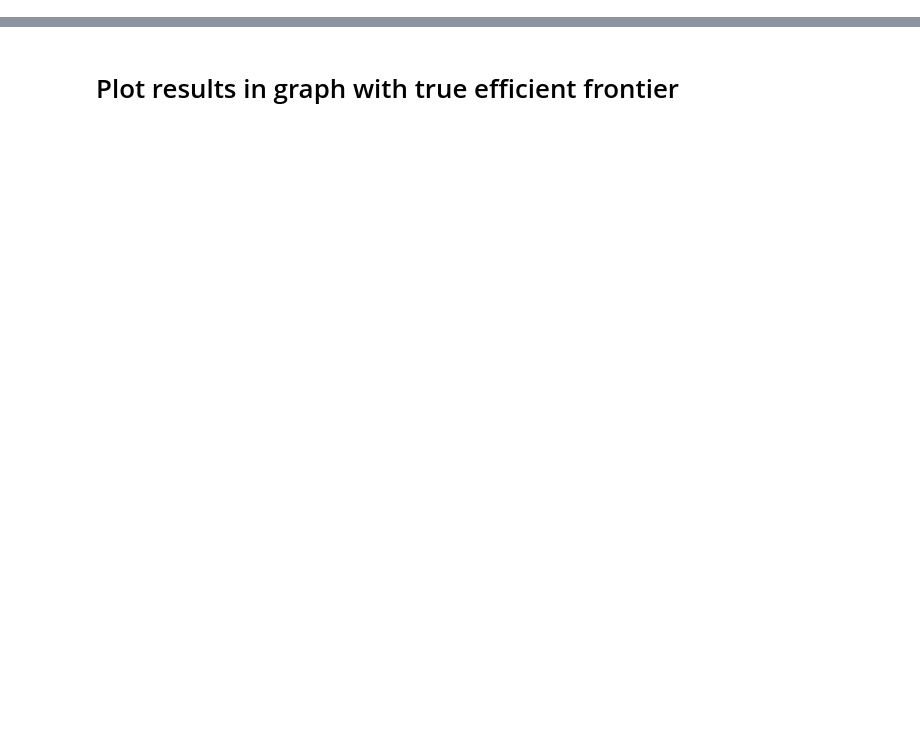
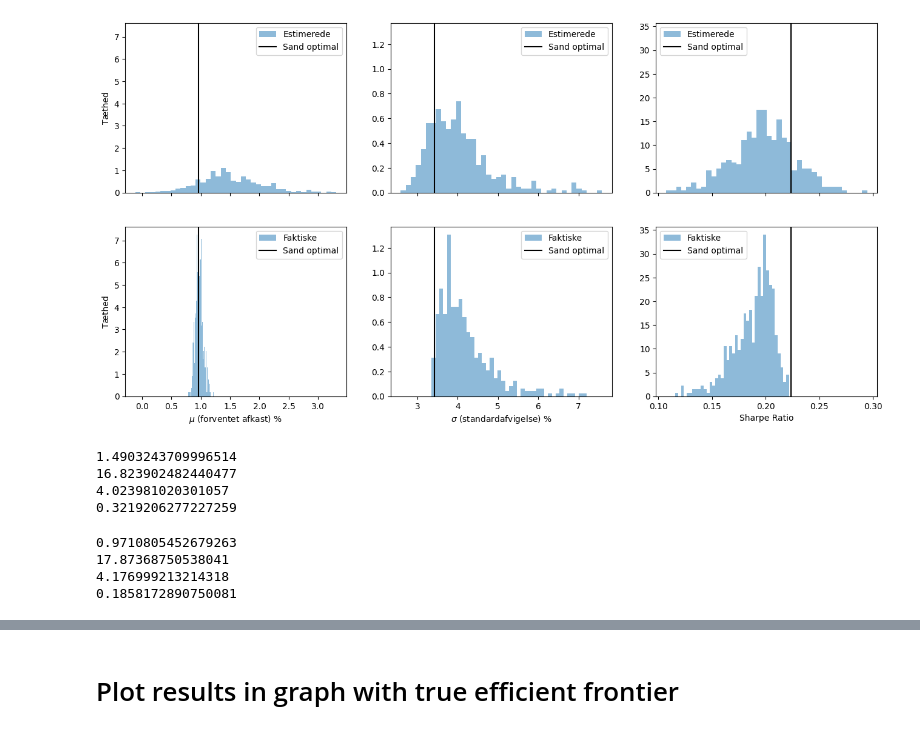
Before and after one commit to MNPW9/masters_thesis, a Jupyter notebook: mean_variance_simulation.ipynb, the cells around one changed output, grey strips where cells are left out. Drawn from its saved outputs; the diff is of its cells as text; code cells hidden in the pictures; blank space fills up the shorter version.

```diff
--- a/mean_variance_simulation.ipynb
+++ b/mean_variance_simulation.ipynb
@@ -417,0 +225,80 @@ SR_m = 0.2236221402341458
+# %%
+# plot histogram of estimated and actual expected return and std. for simulated portfolios + true optimal
+
+# LAV OGSÅ EN MED SHARPE RATIO FOR ALLE SIMULATIONER ESTIMERET OG FAKTISK (faktisk bør alle være under den sande) sammen med den sande
+
+fig, ax = plt.subplots(2,3,figsize=(16,8), sharex='col', sharey='col')
+
+# expected return
+ax[0,0].hist(mu_sim_est, alpha=0.5,
+        label="Estimerede", bins=40, density=True)
+ax[0,0].axvline(mu_m, ymin=0, ymax=1, color="black", label='Sand optimal')
+ax[0,0].legend()
+ax[1,0].hist(mu_sim, alpha=0.5,
+        label="Faktiske", bins=40, density=True)
+ax[1,0].axvline(mu_m, ymin=0, ymax=1, color="black", label='Sand optimal')
+ax[1,0].legend()
+
+# std.
+ax[0,1].hist(std_sim_est, alpha=0.5,
+        label="Estimerede", bins=40, density=True)
+ax[0,1].axvline(std_m, ymin=0, ymax=1, color="black", label='Sand optimal')
+ax[0,1].legend()
+ax[1,1].hist(std_sim, alpha=0.5,
+        label="Faktiske", bins=40, density=True)
+ax[1,1].axvline(std_m, ymin=0, ymax=1, color="black", label='Sand optimal')
+ax[1,1].legend()
+
+# Sharpe Ratio
+ax[0,2].hist((np.array(mu_sim) - rf) / std_sim_est, alpha=0.5,
+        label="Estimerede", bins=40, density=True)
+ax[0,2].axvline(sr_m, ymin=0, ymax=1, color="black", label='Sand optimal')
+ax[0,2].legend()
+ax[1,2].hist((np.array(mu_sim) - rf) / std_sim, alpha=0.5,
+        label="Faktiske", bins=40, density=True)
+ax[1,2].axvline(sr_m, ymin=0, ymax=1, color="black", label='Sand optimal')
+ax[1,2].legend()
+
+# labels and ticks
+ax[0,0].set_ylabel("Tæthed")
+ax[1,0].set_ylabel("Tæthed")
+ax[1,0].set_xlabel("$\mu$ (forventet afkast) %")
+ax[1,1].set_xlabel("$\sigma$ (standardafvigelse) %")
+ax[1,2].set_xlabel("Sharpe Ratio")
+
+plt.savefig("simulation_histograms.jpg",bbox_inches="tight",dpi=300)
+plt.show()
+# %% [output]
+[figure, added]
+# %%
+# calculate average of estimated return, variance, std. and SR for simulated MV portfolios
+
+av_mu_sim_est = np.mean(mu_sim_est)
+print(av_mu_sim_est)
+av_var_sim_est = np.mean(var_sim_est)
+print(av_var_sim_est)
+av_std_sim_est = np.mean(std_sim_est)
+print(av_std_sim_est)
+sr_sim_est = (av_mu_sim_est - rf) / av_std_sim_est
+print(sr_sim_est)
+# %% [output]
+1.4903243709996514
+16.823902482440477
+4.023981020301057
+0.3219206277227259
+# %%
+# calculate average of actual return, variance and SR for simulated portfolios
+
+av_mu_sim = np.mean(mu_sim)
+print(av_mu_sim)
+av_var_sim = np.mean(var_sim)
+print(av_var_sim)
+av_std_sim = np.mean(std_sim)
+print(av_std_sim)
+sr_sim = (av_mu_sim - rf) / av_std_sim
+print(sr_sim)
+# %% [output]
+0.9710805452679263
+17.87368750538041
+4.176999213214318
+0.1858172890750081
```
Also changed, not shown: parts of 62 cells of this notebook, 6 other files.
